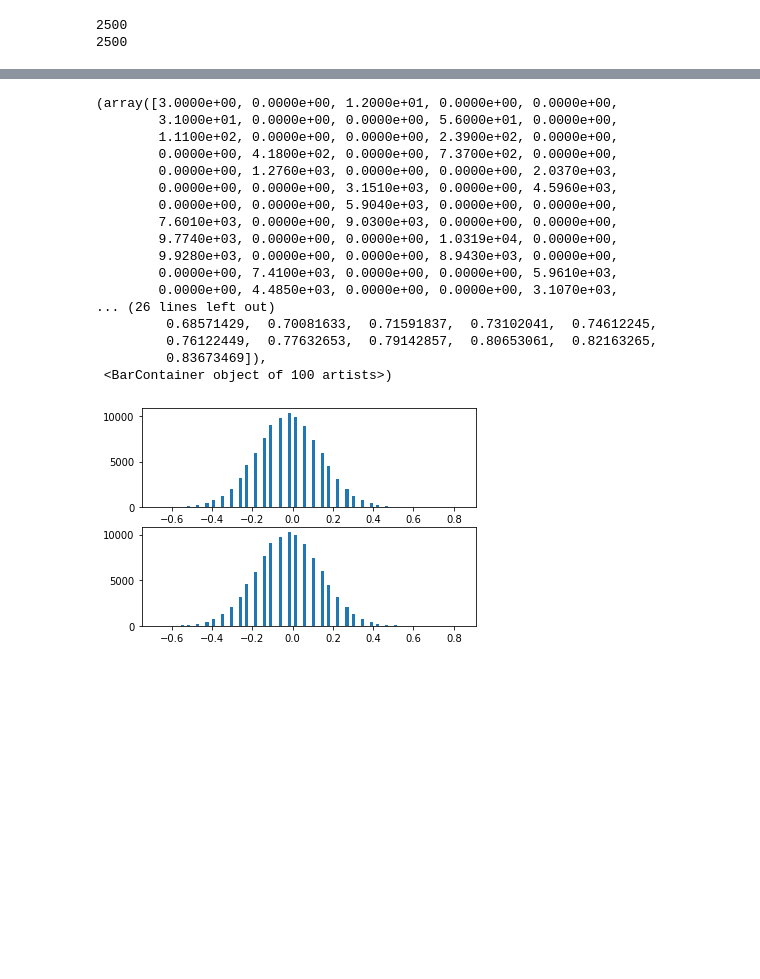
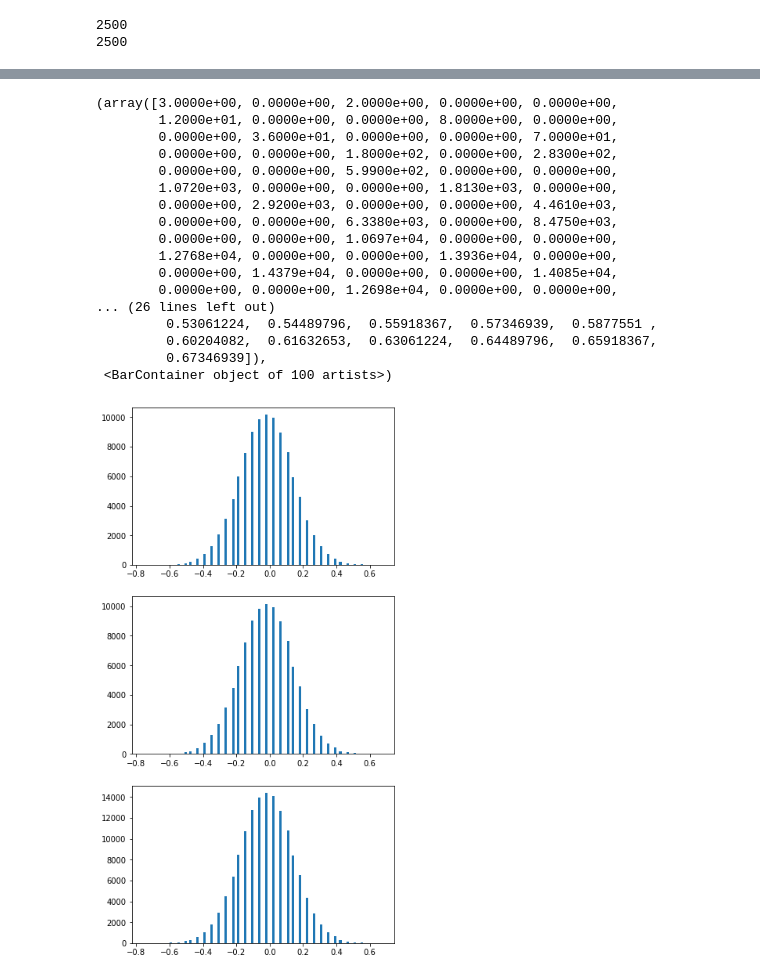
Before and after one commit to StochSS/SpatialPy, a Jupyter notebook: examples/diffusion_debug_test/diffusion_debug_test.ipynb, the cells around one changed output, grey strips where cells are left out. Saved outputs shown, nothing was run; the diff lists cells and outputs as text; code cells hidden in the pictures; blank space fills up the shorter version.

```diff
--- a/examples/diffusion_debug_test/diffusion_debug_test.ipynb
+++ b/examples/diffusion_debug_test/diffusion_debug_test.ipynb
@@ -126,6 +139,8 @@ plt.subplots_adjust(top=2)
 # %%
-def countit(x, y):
+def countit(x, y, y2=None):
     counts = []
+    if y2 is not None:
+        y = np.sqrt(y**2+y2**2)
     for i in range(len(x)):
         j = 0
         while j < y[i]:
@@ -135,26 +150,31 @@ def countit(x, y):
 # %%
 hcounts = countit(hx_vals, hA_vals)
 vcounts = countit(vx_vals, vA_vals)
-plt.subplot(2, 1, 1)
+rcounts = countit(hx_vals, hA_vals, vA_vals)
+
+plt.subplots_adjust(top=2.5)
+plt.subplot(3, 1, 1)
 plt.hist(hcounts, bins=100)
-plt.subplot(2, 1, 2)
+plt.subplot(3, 1, 2)
 plt.hist(vcounts, bins=100)
+plt.subplot(3, 1, 3)
+plt.hist(rcounts, bins=100)
 # %% [output]
-(array([3.0000e+00, 0.0000e+00, 1.2000e+01, 0.0000e+00, 0.0000e+00,
-        3.1000e+01, 0.0000e+00, 0.0000e+00, 5.6000e+01, 0.0000e+00,
-        1.1100e+02, 0.0000e+00, 0.0000e+00, 2.3900e+02, 0.0000e+00,
-        0.0000e+00, 4.1800e+02, 0.0000e+00, 7.3700e+02, 0.0000e+00,
-        0.0000e+00, 1.2760e+03, 0.0000e+00, 0.0000e+00, 2.0370e+03,
-        0.0000e+00, 0.0000e+00, 3.1510e+03, 0.0000e+00, 4.5960e+03,
-        0.0000e+00, 0.0000e+00, 5.9040e+03, 0.0000e+00, 0.0000e+00,
-        7.6010e+03, 0.0000e+00, 9.0300e+03, 0.0000e+00, 0.0000e+00,
-        9.7740e+03, 0.0000e+00, 0.0000e+00, 1.0319e+04, 0.0000e+00,
-        9.9280e+03, 0.0000e+00, 0.0000e+00, 8.9430e+03, 0.0000e+00,
-        0.0000e+00, 7.4100e+03, 0.0000e+00, 0.0000e+00, 5.9610e+03,
-        0.0000e+00, 4.4850e+03, 0.0000e+00, 0.0000e+00, 3.1070e+03,
+(array([3.0000e+00, 0.0000e+00, 2.0000e+00, 0.0000e+00, 0.0000e+00,
+        1.2000e+01, 0.0000e+00, 0.0000e+00, 8.0000e+00, 0.0000e+00,
+        0.0000e+00, 3.6000e+01, 0.0000e+00, 0.0000e+00, 7.0000e+01,
+        0.0000e+00, 0.0000e+00, 1.8000e+02, 0.0000e+00, 2.8300e+02,
+        0.0000e+00, 0.0000e+00, 5.9900e+02, 0.0000e+00, 0.0000e+00,
+        1.0720e+03, 0.0000e+00, 0.0000e+00, 1.8130e+03, 0.0000e+00,
+        0.0000e+00, 2.9200e+03, 0.0000e+00, 0.0000e+00, 4.4610e+03,
+        0.0000e+00, 0.0000e+00, 6.3380e+03, 0.0000e+00, 8.4750e+03,
+        0.0000e+00, 0.0000e+00, 1.0697e+04, 0.0000e+00, 0.0000e+00,
+        1.2768e+04, 0.0000e+00, 0.0000e+00, 1.3936e+04, 0.0000e+00,
+        0.0000e+00, 1.4379e+04, 0.0000e+00, 0.0000e+00, 1.4085e+04,
+        0.0000e+00, 0.0000e+00, 1.2698e+04, 0.0000e+00, 0.0000e+00,
 ... (26 lines left out)
-         0.68571429,  0.70081633,  0.71591837,  0.73102041,  0.74612245,
-         0.76122449,  0.77632653,  0.79142857,  0.80653061,  0.82163265,
-         0.83673469]),
+         0.53061224,  0.54489796,  0.55918367,  0.57346939,  0.5877551 ,
+         0.60204082,  0.61632653,  0.63061224,  0.64489796,  0.65918367,
+         0.67346939]),
  <BarContainer object of 100 artists>)
-[figure, old version]
+[figure, new version]
```
Also changed, not shown: parts of 6 cells of this notebook.
